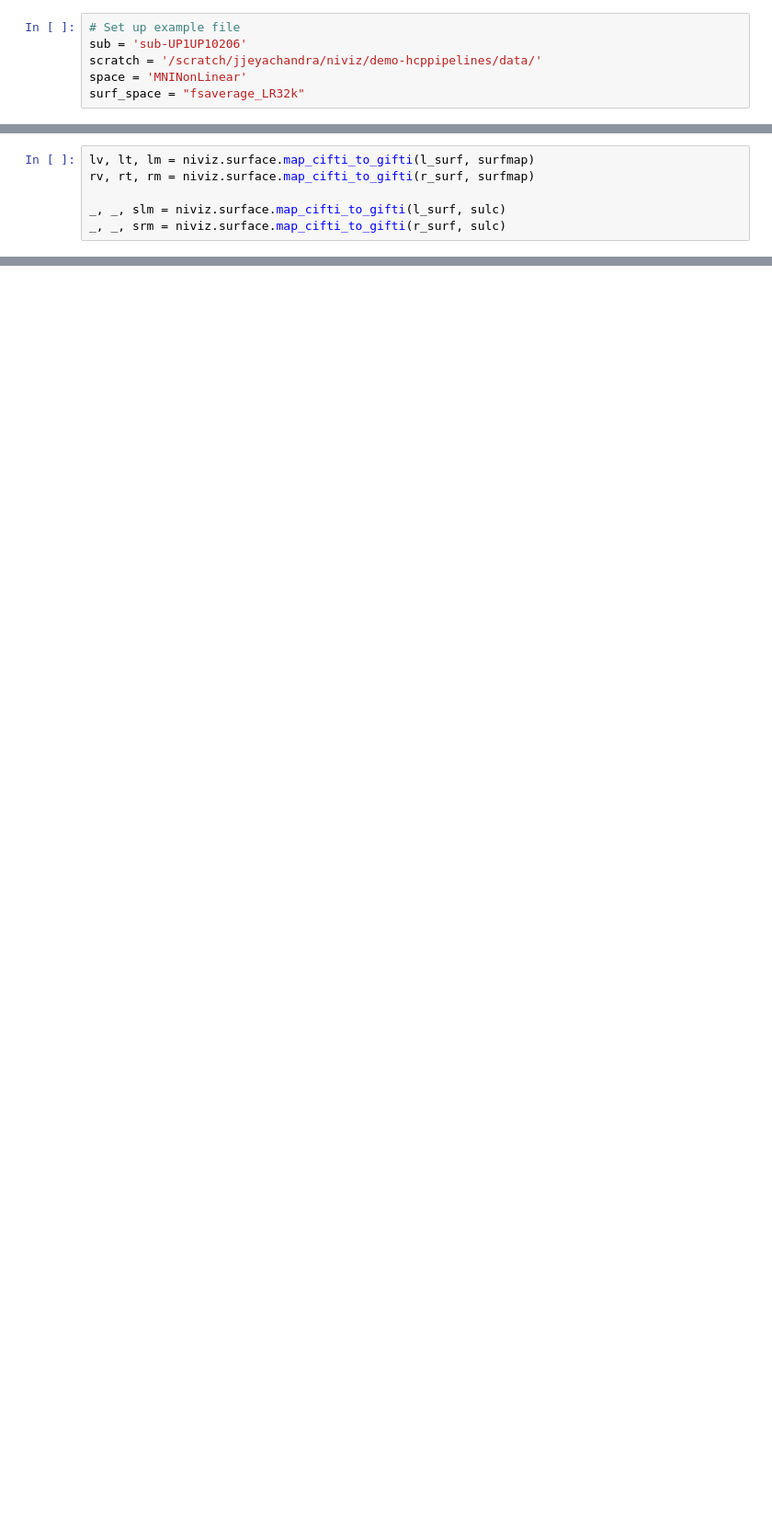
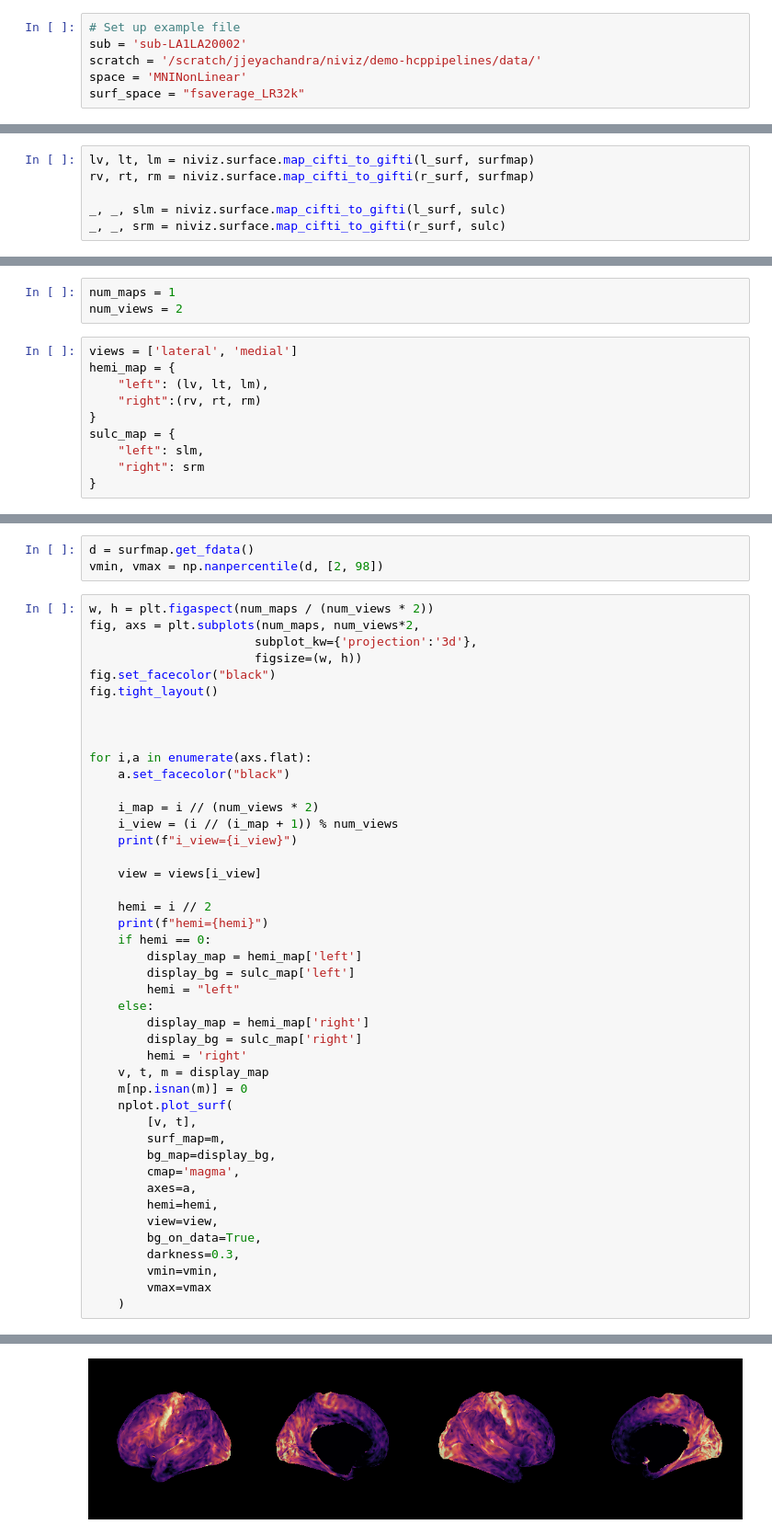
Before and after one commit to jerdra/niviz, a Jupyter notebook: notebooks/surface-map-visualization.ipynb, the cells around one changed output, grey strips where cells are left out. Shown: that part at 92% size. Cells and saved outputs as stored; diff of their text form; blank space fills up the shorter version.

```diff
--- a/notebooks/surface-map-visualization.ipynb
+++ b/notebooks/surface-map-visualization.ipynb
@@ -11,7 +11,7 @@ from mpl_toolkits import mplot3d
 from itertools import product
 # %%
 # Set up example file
-sub = 'sub-UP1UP10206'
+sub = 'sub-LA1LA20002'
 scratch = '/scratch/jjeyachandra/niviz/demo-hcppipelines/data/'
 space = 'MNINonLinear'
 surf_space = "fsaverage_LR32k"
@@ -87,0 +58,13 @@ fig
+# %%
+num_maps = 1
+num_views = 2
+# %%
+views = ['lateral', 'medial']
+hemi_map = {
+    "left": (lv, lt, lm),
+    "right":(rv, rt, rm)
+}
+sulc_map = {
+    "left": slm,
+    "right": srm
+}
@@ -87,0 +73,48 @@ fig
+# %%
+d = surfmap.get_fdata()
+vmin, vmax = np.nanpercentile(d, [2, 98])
+# %%
+w, h = plt.figaspect(num_maps / (num_views * 2))
+fig, axs = plt.subplots(num_maps, num_views*2,
+                       subplot_kw={'projection':'3d'},
+                       figsize=(w, h))
+fig.set_facecolor("black")
+fig.tight_layout()
+
+
+
+for i,a in enumerate(axs.flat):
+    a.set_facecolor("black")
+
+    i_map = i // (num_views * 2)
+    i_view = (i // (i_map + 1)) % num_views
+    print(f"i_view={i_view}")
+
+    view = views[i_view]
+
+    hemi = i // 2
+    print(f"hemi={hemi}")
+    if hemi == 0:
+        display_map = hemi_map['left']
+        display_bg = sulc_map['left']
+        hemi = "left"
+    else:
+        display_map = hemi_map['right']
+        display_bg = sulc_map['right']
+        hemi = 'right'
+    v, t, m = display_map
+    m[np.isnan(m)] = 0
+    nplot.plot_surf(
+        [v, t],
+        surf_map=m,
+        bg_map=display_bg,
+        cmap='magma',
+        axes=a,
+        hemi=hemi,
+        view=view,
+        bg_on_data=True,
+        darkness=0.3,
+        vmin=vmin,
+        vmax=vmax
+    )
+# %% [output]
@@ -87,0 +129 @@ fig
+[figure, added]
```
Also changed, not shown: parts of 3 cells of this notebook.
